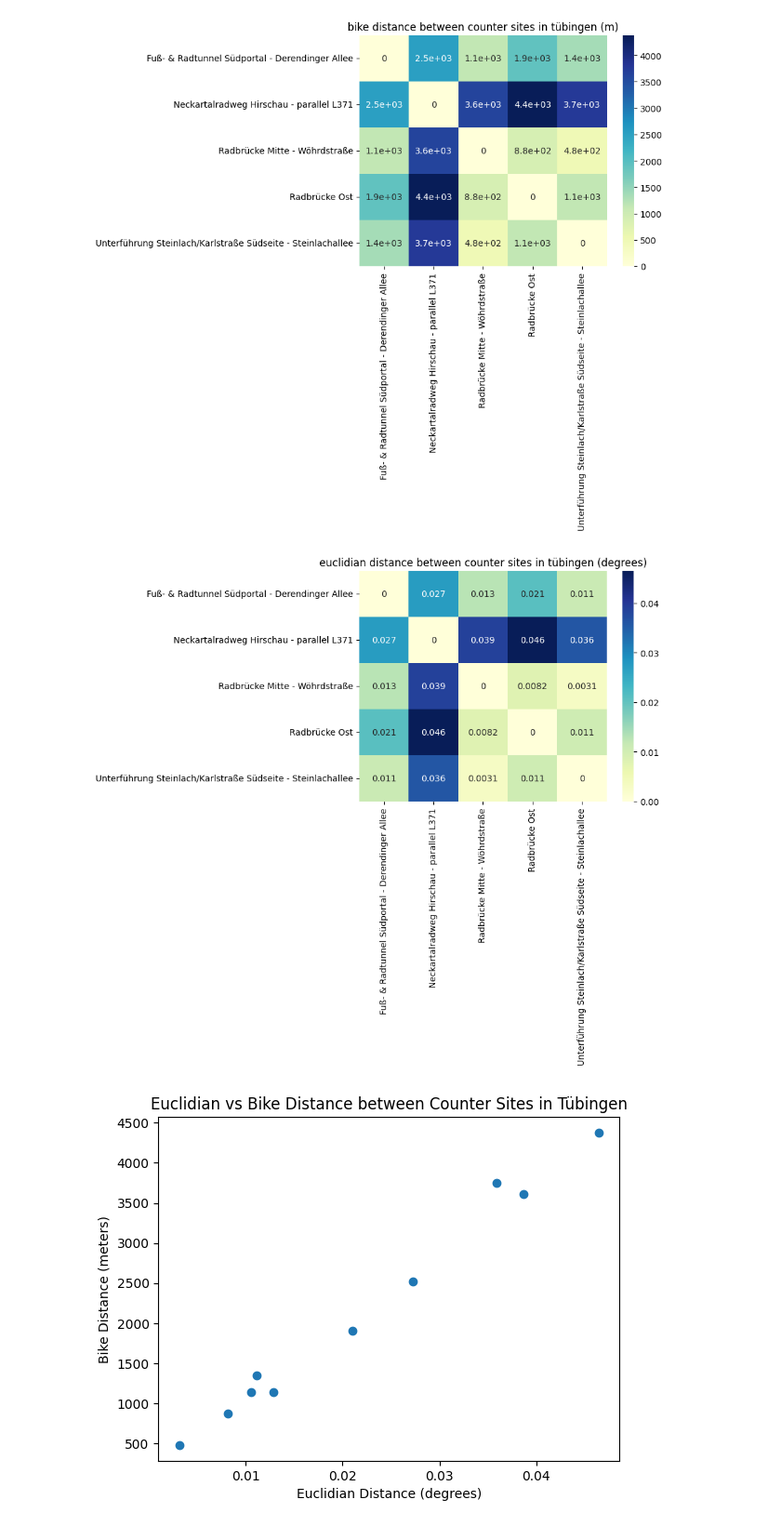
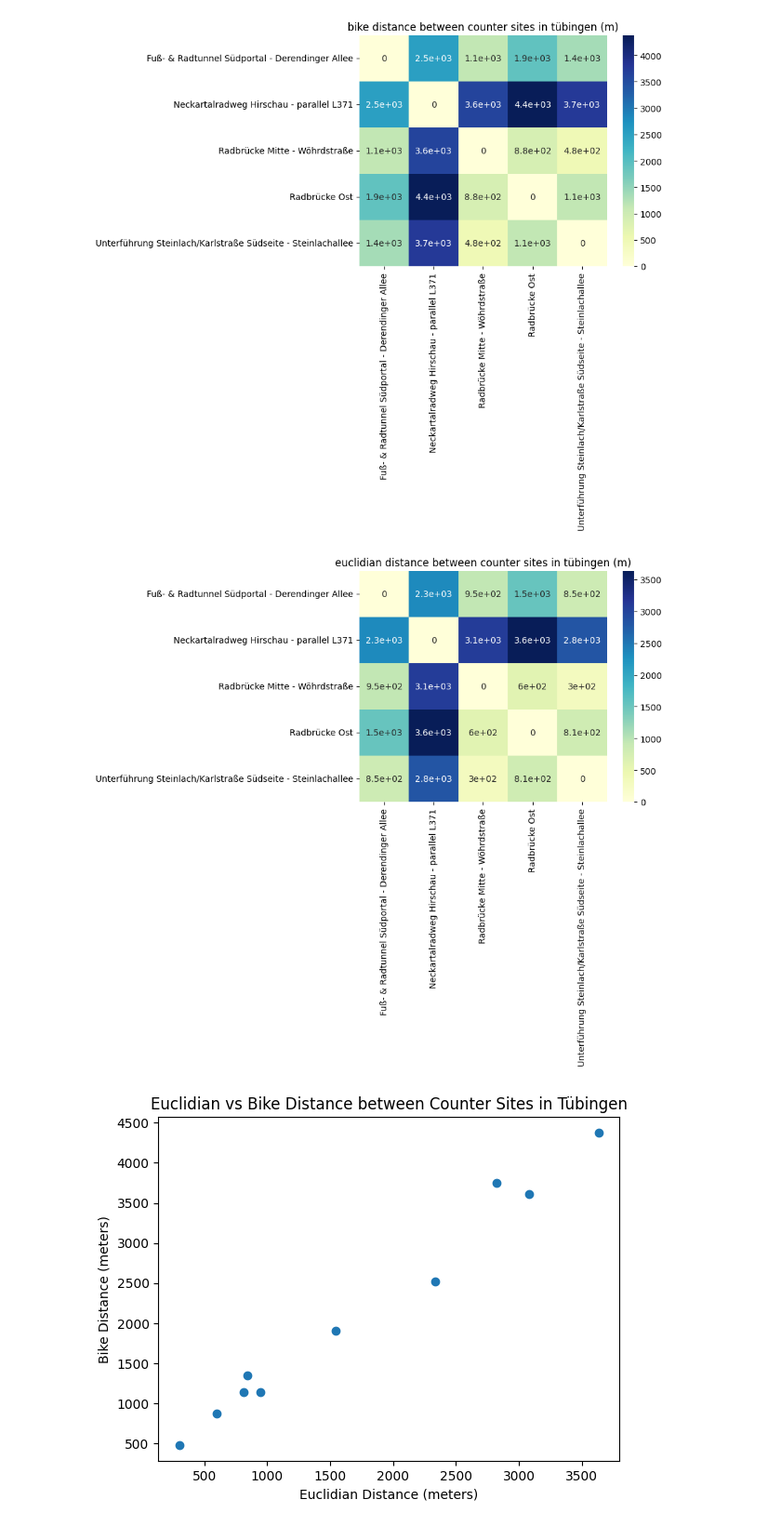
Before and after one commit to cleesee/fahrradzaehler, a Jupyter notebook: maps.ipynb, the cells around one changed output. Shown at 93% size. Drawn from its saved outputs; the diff is of its cells as text; code cells hidden in the pictures.

Commit message:
fix euclidian distances (degrees -> meters)

```diff
--- a/maps.ipynb
+++ b/maps.ipynb
@@ -65,17 +65,28 @@ tue_coords
  'Unterführung Steinlach/Karlstraße Südseite - Steinlachallee': (np.float64(48.515434),
   np.float64(9.058865))}
 # %%
-# compute euclidian distance matrix between all counter sites in tüb
-tue_sites = list(tue_coords.keys())
-tue_dist_matrix = pd.DataFrame(index=tue_sites, columns=tue_sites)
-for site_a in tue_sites:
-    for site_b in tue_sites:
-        coord_a = tue_coords[site_a]
-        coord_b = tue_coords[site_b]
-        dist = np.sqrt((coord_a[0] - coord_b[0])**2 + (coord_a[1] - coord_b[1])**2)
-        tue_dist_matrix.loc[site_a, site_b] = dist
+# we need a reference latitude for the conversion
+lat0 = np.mean([coord[0] for coord in tue_coords.values()])
 
-tue_dist_matrix = tue_dist_matrix.astype(float)
-tue_dist_matrix
+# function to convert lat/lon to x/y in meters
+def latlon_to_xy(coord, lat0=lat0):
+    lat, lon = coord
+    R = 6371000  # Meter
+    x = R * np.radians(lon) * np.cos(np.radians(lat0))
+    y = R * np.radians(lat)
+    return np.array([x, y])
+
+# distance matrix
+sites1 = list(tue_coords.keys())
+dist_matrix_euclid = pd.DataFrame(index=sites1, columns=sites1, dtype=float)
+
+# compute euclidian distances and fill the distance matrix
+for a in sites1:
+    for b in sites1:
+        p1 = latlon_to_xy(tue_coords[a])
+        p2 = latlon_to_xy(tue_coords[b])
+        dist_matrix_euclid.loc[a, b] = np.linalg.norm(p1 - p2)
+
+dist_matrix_euclid
 # %% [output]
 |  | Fuß- & Radtunnel Südportal - Dere... | Neckartalradweg Hirschau - parall... | Radbrücke Mitte - Wöhrdstraße | Radbrücke Ost | Unterführung Steinlach/Karlstraße... |
@@ -176,9 +199,6 @@ plt.title("aligned correlation of counter sites in tübingen")
 plt.show()
 # %% [output]
 [figure]
-# %%
-# save all sites in a list
-sites1 = list(snapped_nodes.keys())
 # %%
 # create distance matrix
 dist_matrix = pd.DataFrame(index=sites1, columns=sites1)
@@ -200,28 +220,28 @@ plt.show()
 [figure]
 # %%
 # now again for euclidian distances
-sns.heatmap(tue_dist_matrix.astype(float), annot=True, cmap='YlGnBu')
-plt.title("euclidian distance between counter sites in tübingen (degrees)")
+sns.heatmap(dist_matrix_euclid.astype(float), annot=True, cmap='YlGnBu')
+plt.title("euclidian distance between counter sites in tübingen (m)")
 plt.show()
 # %% [output]
-[figure, old version]
+[figure, new version]
 # %%
 # euclidian vs bike distance scatter plot
 euclidian_distances = []
 bike_distances = []
-for site_a in tue_sites:
-    for site_b in tue_sites:
+for site_a in sites1:
+    for site_b in sites1:
         if site_a >= site_b:
             continue
-        euclidian_distances.append(tue_dist_matrix.loc[site_a, site_b])
+        euclidian_distances.append(dist_matrix_euclid.loc[site_a, site_b])
         bike_distances.append(dist_matrix.loc[site_a, site_b])
 plt.scatter(euclidian_distances, bike_distances)
-plt.xlabel("Euclidian Distance (degrees)")
+plt.xlabel("Euclidian Distance (meters)")
 plt.ylabel("Bike Distance (meters)")
 plt.title("Euclidian vs Bike Distance between Counter Sites in Tübingen")
 plt.show()
 # %% [output]
-[figure, old version]
+[figure, new version]
 # %%
 # euclidian distance vs correlation plot
 correlations = []
```
Also changed, not shown: parts of 4 cells of this notebook.
